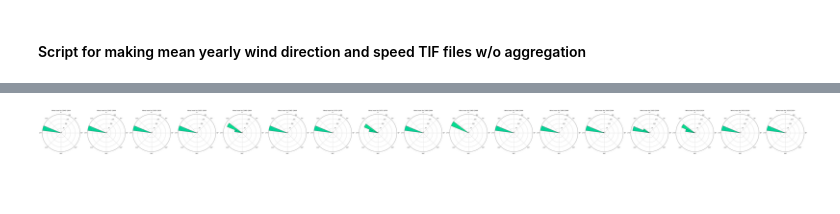
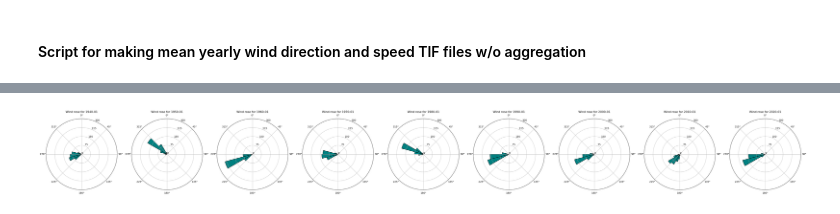
Before and after one commit to rahmansunbeam/geog683_proj_climatetrend, a Jupyter notebook: CalculateWindVectorTif.ipynb, the cells around one changed output, grey strips where cells are left out. Saved outputs shown, nothing was run; the diff lists cells and outputs as text; code cells hidden in the pictures; blank space fills up the shorter version.

```diff
--- a/CalculateWindVectorTif.ipynb
+++ b/CalculateWindVectorTif.ipynb
@@ -360,94 +350,94 @@ Processing winter data for 2020-2024 and saving to D:\UCalgary_Lectures\GEOG_683
 import numpy as np
 import pandas as pd
 import matplotlib.pyplot as plt
-from matplotlib.cm import get_cmap
 
-# Function to plot wind roses for each year interval from the input data
+# Function to plot wind roses for each year or month-year interval from the input data
 def plot_windrose_for_each_interval(excel_file, bin_size=30):
 
     """
     This script processes wind direction data from an Excel file, bins wind directions into specified intervals (e.g., 30 degrees),
-    and generates wind rose plots for each time interval (e.g., yearly). The radial scale is standardized across all subplots, ensuring
-    consistent concentric circles for visual comparison. Each wind rose is titled with the corresponding time interval.
+    and generates wind rose plots for each time interval (e.g., yearly or month-year). The radial scale is standardized across all subplots,
+    ensuring consistent concentric circles for visual comparison. Each wind rose is titled with the corresponding time interval.
 
     Parameters:
-    - excel_file: Path to the input CSV file containing wind data. Mandatory columns: 'Value' (wind direction in degrees) and 'Year'.
+    - excel_file: Path to the input Excel file containing wind data. Mandatory columns: 'Value' (wind direction in degrees) and 'Year'.
     - bin_size: bin size for the windrose plot (default is 30 degrees).
     """
 
     # Load the data from the Excel file
     try:
-        wind_data = pd.read_excel(excel_file, sheet_name="Quad-4")
+        wind_data = pd.read_excel(excel_file, sheet_name="Sheet1")
     except Exception as e:
         raise ValueError(f"Error loading file: {e}")
 
     if 'Value' not in wind_data.columns or 'Year' not in wind_data.columns:
         raise ValueError("The input file must contain 'Value' and 'Year' columns.")
 
-    # Define wind direction bins
+    # If 'Year' contains values like '1940_01', we need to parse it into separate year and month
+    if wind_data['Year'].str.contains('_').any():
+        # Splitting 'Year' column into 'Year' and 'Month' columns
+        wind_data[['Year', 'Month']] = wind_data['Year'].str.split('_', expand=True)
+        wind_data['Month'] = wind_data['Month'].astype(int)
+        wind_data['Year'] = wind_data['Year'].astype(int)
+        wind_data['Year_Month'] = wind_data['Year'].astype(str) + "-" + wind_data['Month'].astype(str).str.zfill(2)
+    else:
+        wind_data['Year_Month'] = wind_data['Year'].astype(str)  # Default to just year if no month info
+
+    # Define wind direction bins starting at 0 degrees and incrementing by bin_size
     bins = np.arange(0, 361, bin_size)
     labels = [f"{i}-{i+bin_size}" for i in bins[:-1]]
 
     wind_data['Direction Bin'] = pd.cut(wind_data['Value'], bins=bins, labels=labels, include_lowest=True)
 
-    # Group data by year and direction bin
-    frequency_by_bin = wind_data.groupby(['Year', 'Direction Bin']).size().unstack(fill_value=0)
+    # Group data by Year_Month and direction bin
+    frequency_by_bin = wind_data.groupby(['Year_Month', 'Direction Bin']).size().unstack(fill_value=0)
 
     if frequency_by_bin.empty:
-        raise ValueError("No wind direction data found for the specified years.")
+        raise ValueError("No wind direction data found for the specified time intervals.")
 
-    num_years = len(frequency_by_bin.index)
-    if num_years == 0:
-        raise ValueError("No valid year intervals found in the data.")
+    num_intervals = len(frequency_by_bin.index)
+    if num_intervals == 0:
+        raise ValueError("No valid time intervals found in the data.")
 
-    fig, axes = plt.subplots(1, num_years, subplot_kw=dict(projection='polar'), figsize=(5 * num_years, 5))
+    fig, axes = plt.subplots(1, num_intervals, subplot_kw=dict(projection='polar'), figsize=(5 * num_intervals, 5))
 
-    if num_years == 1:
+    if num_intervals == 1:
         axes = [axes]
 
-    angles = np.radians(np.arange(0, 360, bin_size))
+    # Shift the angles by half the bin size (to center bins around cardinal directions)
+    angles = np.radians(np.arange(0, 360, bin_size)) + np.radians(bin_size / 2)
 
     manual_rmax = 300
 
-    # Set the accenet coloe of the bins, supported values are 'Accent', 'Accent_r', 'Blues', 'Blues_r', 'BrBG', 'BrBG_r',
-    # 'BuGn', 'BuGn_r', 'BuPu', 'BuPu_r', 'CMRmap', 'CMRmap_r', 'Dark2', 'Dark2_r', 'GnBu', 'GnBu_r', 'Greens', 'Greens_r',
-    # 'Greys', 'Greys_r', 'OrRd', 'OrRd_r', 'Oranges', 'Oranges_r', 'PRGn', 'PRGn_r', 'Paired', 'Paired_r', 'Pastel1', 'Pastel1_r',
-    # 'Pastel2', 'Pastel2_r', 'PiYG', 'PiYG_r', 'PuBu', 'PuBuGn', 'PuBuGn_r', 'PuBu_r', 'PuOr', 'PuOr_r', 'PuRd', 'PuRd_r',
-    # 'Purples', 'Purples_r', 'RdBu', 'RdBu_r', 'RdGy', 'RdGy_r', 'RdPu', 'RdPu_r', 'RdYlBu', 'RdYlBu_r', 'RdYlGn', 'RdYlGn_r',
-    # 'Reds', 'Reds_r', 'Set1', 'Set1_r', 'Set2', 'Set2_r', 'Set3', 'Set3_r', 'Spectral', 'Spectral_r', 'Wistia', 'Wistia_r',
-    # 'YlGn', 'YlGnBu', 'YlGnBu_r', 'YlGn_r', 'YlOrBr', 'YlOrBr_r', 'YlOrRd', 'YlOrRd_r', 'afmhot', 'afmhot_r', 'autumn', 'autumn_r',
-    # 'binary', 'binary_r', 'bone', 'bone_r', 'brg', 'brg_r', 'bwr', 'bwr_r', 'cividis', 'cividis_r', 'cool', 'cool_r', 'coolwarm',
-    # 'coolwarm_r', 'copper', 'copper_r', 'cubehelix', 'cubehelix_r', 'flag', 'flag_r', 'gist_earth', 'gist_earth_r', 'gist_gray',
-    # 'gist_gray_r', 'gist_heat', 'gist_heat_r', 'gist_ncar', 'gist_ncar_r', 'gist_rainbow', 'gist_rainbow_r', 'gist_stern', 'gist_stern_r',
-    # 'gist_yarg', 'gist_yarg_r', 'gnuplot', 'gnuplot2', 'gnuplot2_r', 'gnuplot_r', 'gray', 'gray_r', 'hot', 'hot_r', 'hsv', 'hsv_r',
-    # 'inferno', 'inferno_r', 'jet', 'jet_r', 'magma', 'magma_r', 'nipy_spectral', 'nipy_spectral_r', 'ocean', 'ocean_r', 'pink',
-    # 'pink_r', 'plasma', 'plasma_r', 'prism', 'prism_r', 'rainbow', 'rainbow_r', 'seismic', 'seismic_r', 'spring', 'spring_r',
-    # 'summer', 'summer_r', 'tab10', 'tab10_r', 'tab20', 'tab20_r', 'tab20b', 'tab20b_r', 'tab20c', 'tab20c_r', 'terrain',
-    # 'terrain_r', 'turbo', 'turbo_r', 'twilight', 'twilight_r', 'twilight_shifted', 'twilight_shifted_r', 'viridis', 'viridis_r',
-    # 'winter', 'winter_r'
+    # Set the constant color to teal
+    color_teal = 'teal'
 
-    cmap = get_cmap('winter')
-    colors = cmap(np.linspace(0, 1, len(angles)))
-
-    for i, year_range in enumerate(frequency_by_bin.index):
-        data = frequency_by_bin.loc[year_range]
+    for i, time_interval in enumerate(frequency_by_bin.index):
+        data = frequency_by_bin.loc[time_interval]
         ax = axes[i]
 
-        bars = ax.bar(angles, data, width=np.radians(bin_size), edgecolor='black', color=colors)
+        bars = ax.bar(angles, data, width=np.radians(bin_size), edgecolor='black', color=color_teal)
         ax.set_rmax(manual_rmax)
         ax.set_theta_zero_location('N')
         ax.set_theta_direction(-1)
-        ax.set_title(f"Wind rose for {year_range.replace('_', '-')}")
+
+        # Modify the title depending on whether it's a single year or month-year
+        if '-' in time_interval:  # This indicates Year_Month (like 1940-01)
+            title = f"Wind rose for {time_interval}"
+        else:
+            title = f"Wind rose for {time_interval}"
+
+        ax.set_title(title)
 
         radial_ticks = np.linspace(0, manual_rmax, num=5)
         ax.set_rticks(radial_ticks)
         ax.yaxis.set_major_formatter(plt.FuncFormatter(lambda x, _: f'{int(x)}'))  # Integers on radial ticks
 
     plt.tight_layout()
     plt.show()
 
 # Example usage
-excel_file_path = r'C:\Users\Sunbeam\Desktop\Wind dir_500mb.xlsx'
+excel_file_path = r'C:\Users\Sunbeam\Desktop\Wind dir_1000mb_1940-2015.xlsx'
 plot_windrose_for_each_interval(excel_file_path, bin_size=15)
 # %% [output]
-[figure, old version]
+[figure, new version]
```
Also changed, not shown: parts of 5 cells of this notebook, 1 other file.
